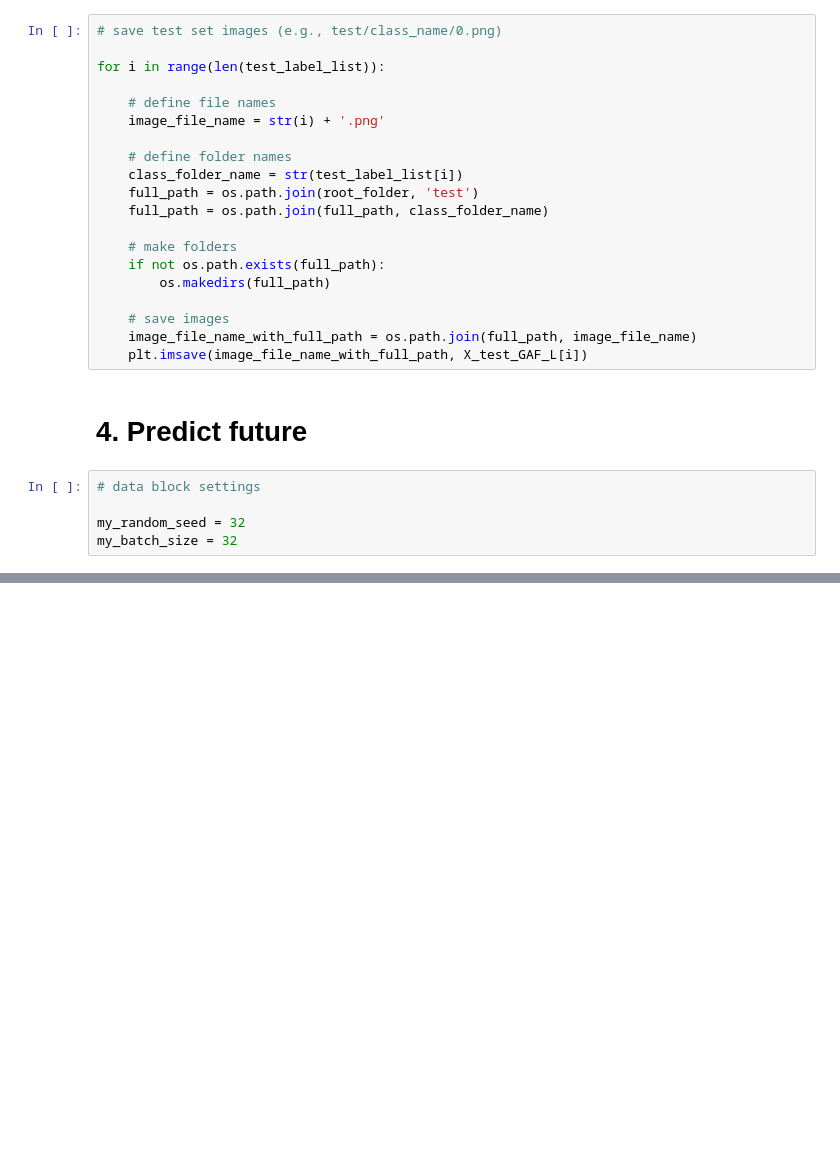
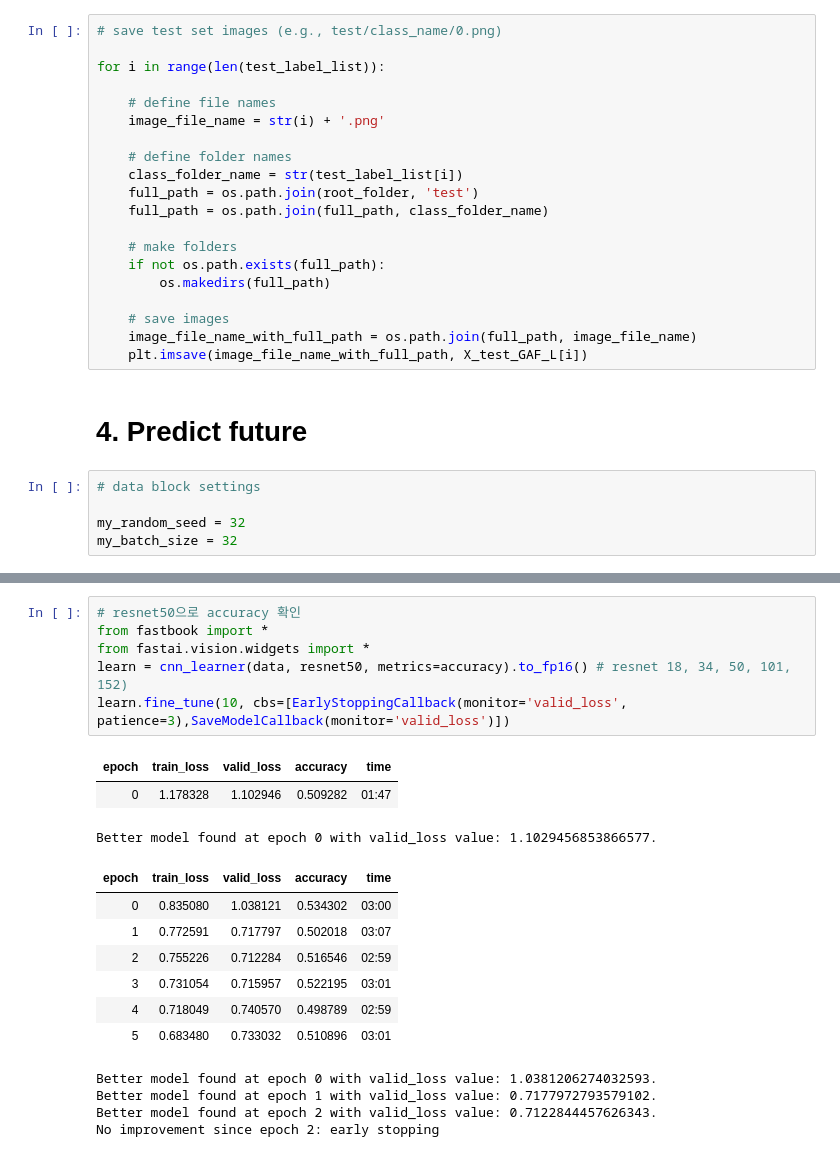
Before and after one commit to kdh4672/economy_ai, a Jupyter notebook: ai_homework.ipynb, the cells around one changed output, grey strips where cells are left out. Cells and saved outputs as stored; diff of their text form; blank space fills up the shorter version.

```diff
--- a/ai_homework.ipynb
+++ b/ai_homework.ipynb
@@ -282,0 +277,21 @@ plt.show()
+# %%
+# resnet50으로 accuracy 확인
+from fastbook import *
+from fastai.vision.widgets import *
+learn = cnn_learner(data, resnet50, metrics=accuracy).to_fp16() # resnet 18, 34, 50, 101, 152)
+learn.fine_tune(10, cbs=[EarlyStoppingCallback(monitor='valid_loss', patience=3),SaveModelCallback(monitor='valid_loss')])
+# %% [output]
+| epoch | train_loss | valid_loss | accuracy | time |
+| 0 | 1.178328 | 1.102946 | 0.509282 | 01:47 |
+Better model found at epoch 0 with valid_loss value: 1.1029456853866577.
+| epoch | train_loss | valid_loss | accuracy | time |
+| 0 | 0.835080 | 1.038121 | 0.534302 | 03:00 |
+| 1 | 0.772591 | 0.717797 | 0.502018 | 03:07 |
+| 2 | 0.755226 | 0.712284 | 0.516546 | 02:59 |
+| 3 | 0.731054 | 0.715957 | 0.522195 | 03:01 |
+| 4 | 0.718049 | 0.740570 | 0.498789 | 02:59 |
+| 5 | 0.683480 | 0.733032 | 0.510896 | 03:01 |
+Better model found at epoch 0 with valid_loss value: 1.0381206274032593.
+Better model found at epoch 1 with valid_loss value: 0.7177972793579102.
+Better model found at epoch 2 with valid_loss value: 0.7122844457626343.
+No improvement since epoch 2: early stopping
```
Also changed, not shown: parts of 17 cells of this notebook.
